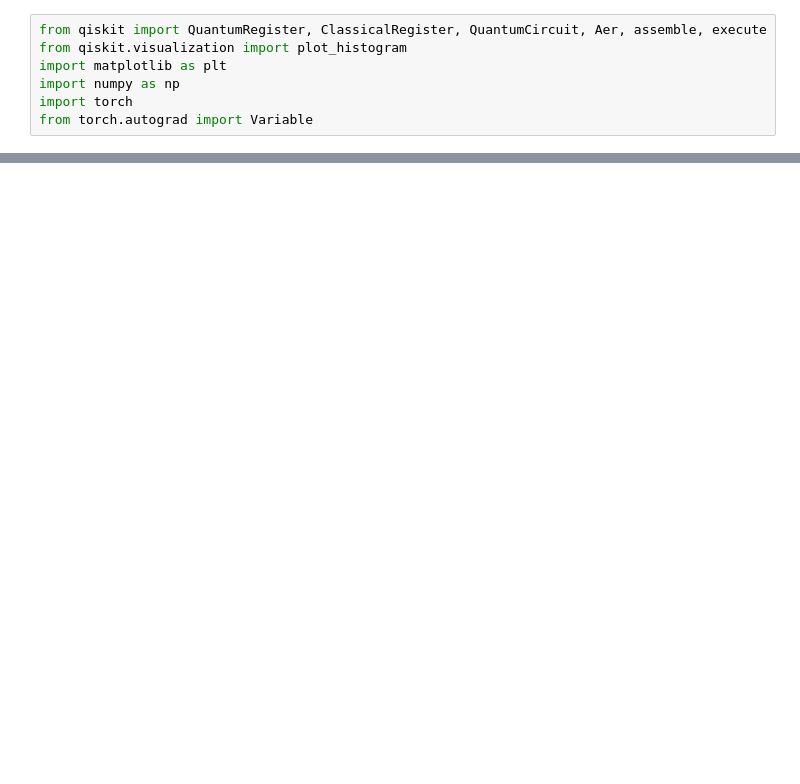
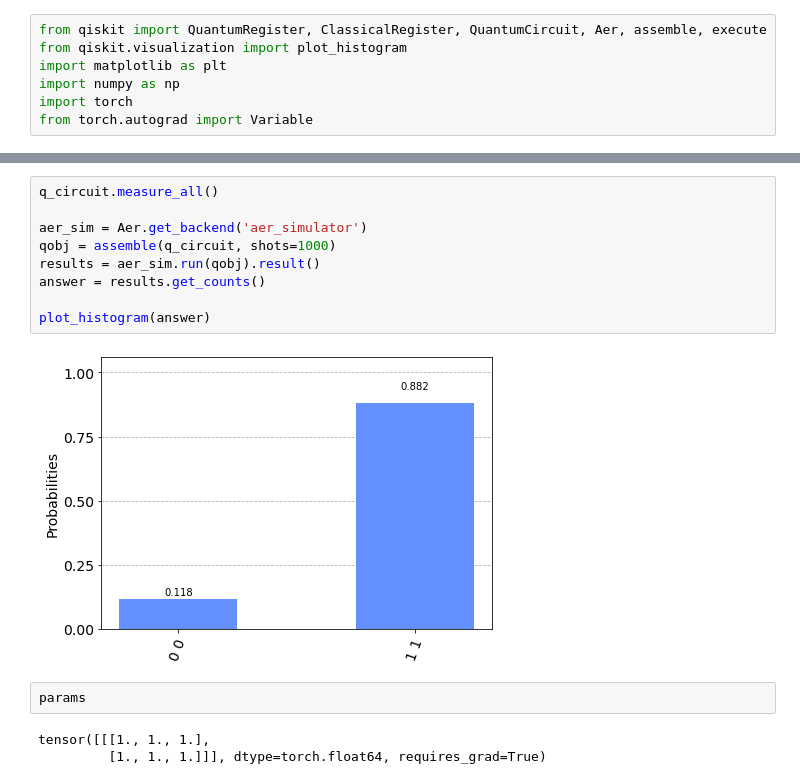
Before and after one commit to gfugante/Quantum-Algorithms, a Jupyter notebook: Variational circuit - Qiskit.ipynb, the cells around one changed output, grey strips where cells are left out. Saved outputs shown, nothing was run; the diff lists cells and outputs as text; blank space fills up the shorter version.

```diff
--- a/Variational circuit - Qiskit.ipynb
+++ b/Variational circuit - Qiskit.ipynb
@@ -141,0 +168,16 @@ print(amplitudes_cost(params))
+# %%
+q_circuit.measure_all()
+
+aer_sim = Aer.get_backend('aer_simulator')
+qobj = assemble(q_circuit, shots=1000)
+results = aer_sim.run(qobj).result()
+answer = results.get_counts()
+
+plot_histogram(answer)
+# %% [output]
+[figure, added]
+# %%
+params
+# %% [output]
+tensor([[[1., 1., 1.],
+         [1., 1., 1.]]], dtype=torch.float64, requires_grad=True)
```
Also changed, not shown: parts of 16 cells of this notebook.
